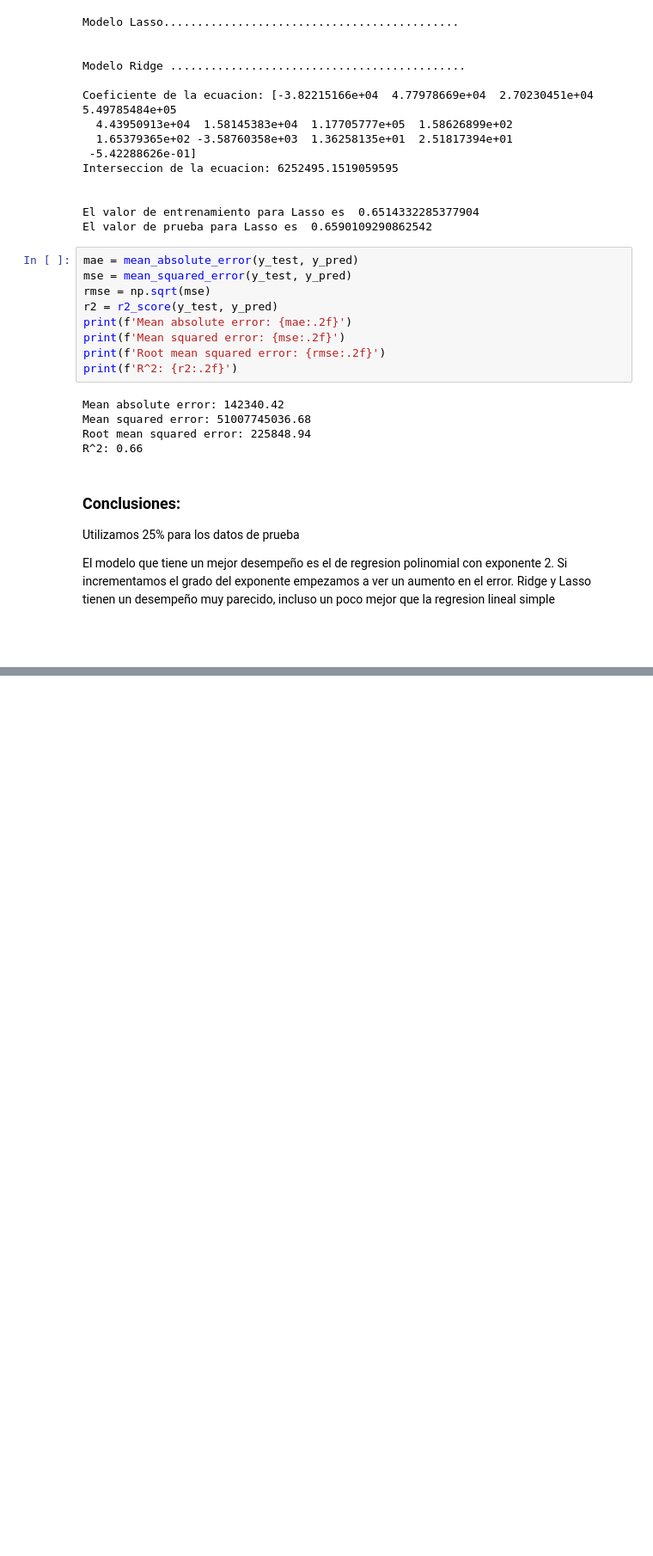
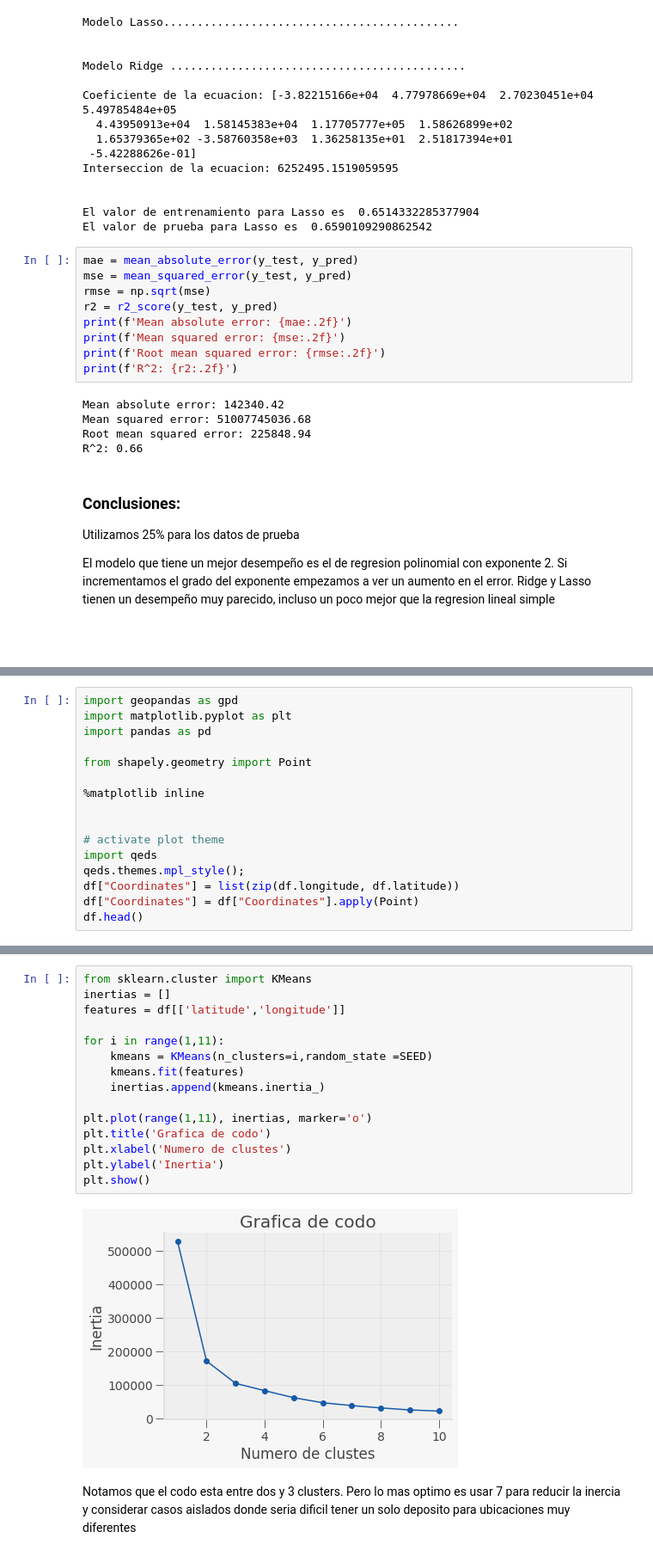
Before and after one commit to rodrigoromanguzman/Actividades_Aprendizaje-, a Jupyter notebook: semana8/regresiones_k_means.ipynb, the cells around one changed output, grey strips where cells are left out. Shown at 86% size. Drawn from its saved outputs; the diff is of its cells as text; blank space fills up the shorter version.

```diff
--- a/semana8/regresiones_k_means.ipynb
+++ b/semana8/regresiones_k_means.ipynb
@@ -594,0 +653,16 @@ R^2: 0.66
+# %%
+import geopandas as gpd
+import matplotlib.pyplot as plt
+import pandas as pd
+
+from shapely.geometry import Point
+
+%matplotlib inline
+
+
+# activate plot theme
+import qeds
+qeds.themes.mpl_style();
+df["Coordinates"] = list(zip(df.longitude, df.latitude))
+df["Coordinates"] = df["Coordinates"].apply(Point)
+df.head()
@@ -594,0 +764,19 @@ R^2: 0.66
+# %%
+from sklearn.cluster import KMeans
+inertias = []
+features = df[['latitude','longitude']]
+
+for i in range(1,11):
+    kmeans = KMeans(n_clusters=i,random_state =SEED)
+    kmeans.fit(features)
+    inertias.append(kmeans.inertia_)
+
+plt.plot(range(1,11), inertias, marker='o')
+plt.title('Grafica de codo')
+plt.xlabel('Numero de clustes')
+plt.ylabel('Inertia')
+plt.show()
+# %% [output]
+[figure, added]
+# %% [markdown]
+<p>Notamos que el codo esta entre dos y 3 clusters. Pero lo mas optimo es usar 7 para reducir la inercia y considerar casos aislados donde seria dificil tener un solo deposito para ubicaciones muy diferentes</p>
```
Also changed, not shown: parts of 18 cells of this notebook.
